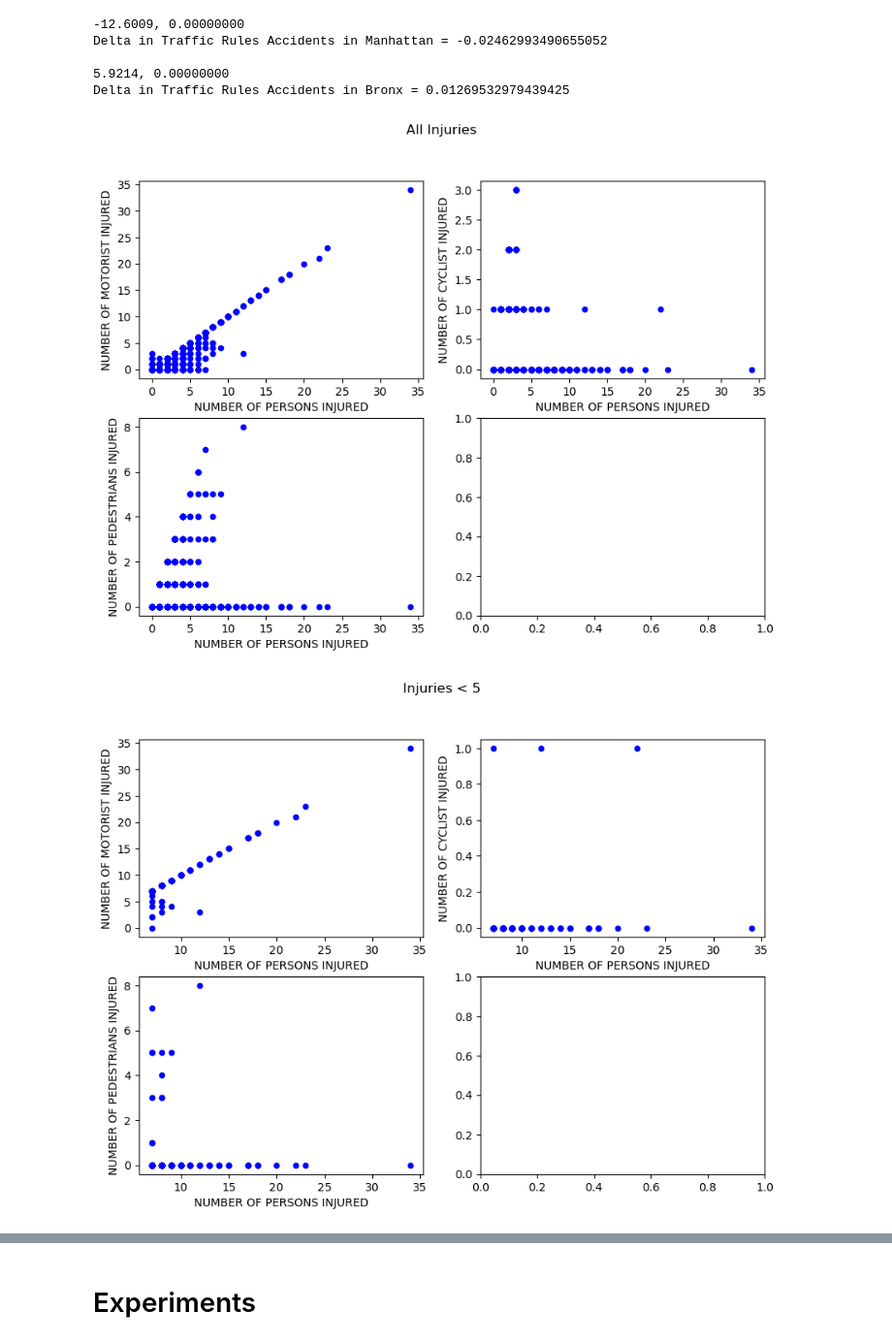
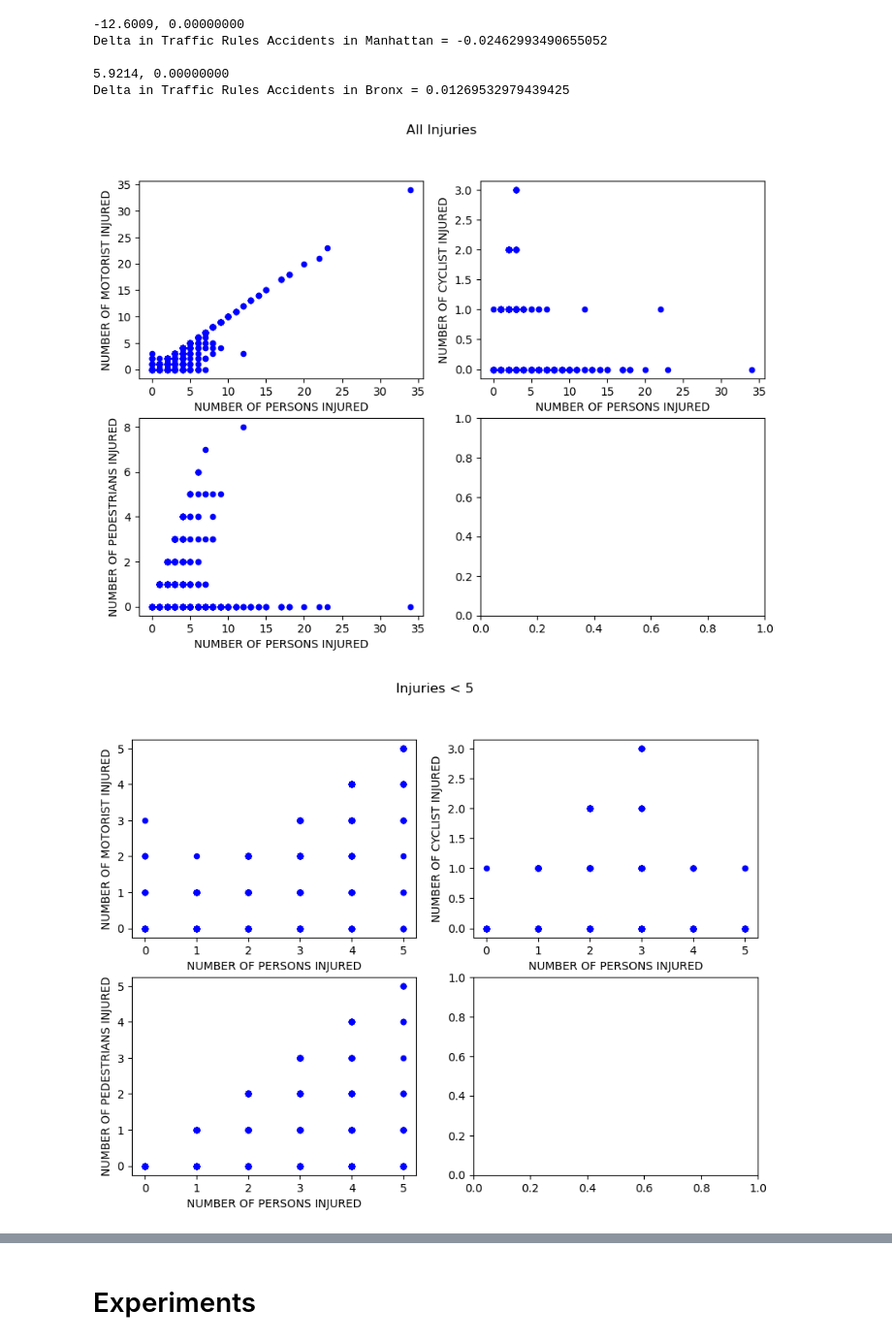
Before and after one commit to NedKost/MS-AAI-500-Team-Project, a Jupyter notebook: Pawan/Pawan_Borough_Analysis.ipynb, the cells around one changed output, grey strips where cells are left out. Shown at 97% size. Drawn from its saved outputs; the diff is of its cells as text; code cells hidden in the pictures.

```diff
--- a/Pawan/Pawan_Borough_Analysis.ipynb
+++ b/Pawan/Pawan_Borough_Analysis.ipynb
@@ -163,8 +181,12 @@ See the caveats in the documentation: https://pandas.pydata.org/pandas-docs/stab
   mvc_df_cleaned['CONTRIBUTING FACTOR VEHICLE 5'] =mvc_df_cleaned['CONTRIBUTING FACTOR VEHICLE 5'].apply(lambda x: map_causation(x, causation_mapping_df))
 # %%
 # Add HasDeath and HasInjury
-mvc_df_cleaned['HAS DEATH'] = np.where(mvc_df_cleaned['NUMBER OF PERSONS KILLED'] > 0, 1, 0)
-mvc_df_cleaned['HAS INJURY'] = np.where(mvc_df_cleaned['NUMBER OF PERSONS INJURED'] > 0, 1, 0)
+mvc_df_cleaned["HAS DEATH"] = np.where(
+    mvc_df_cleaned["NUMBER OF PERSONS KILLED"] > 0, 1, 0
+)
+mvc_df_cleaned["HAS INJURY"] = np.where(
+    mvc_df_cleaned["NUMBER OF PERSONS INJURED"] > 0, 1, 0
+)
 # %% [output]
 A value is trying to be set on a copy of a slice from a DataFrame.
 Try using .loc[row_indexer,col_indexer] = value instead
@@ -176,3 +198,6 @@ Try using .loc[row_indexer,col_indexer] = value instead
 
 See the caveats in the documentation: https://pandas.pydata.org/pandas-docs/stable/user_guide/indexing.html#returning-a-view-versus-a-copy
   mvc_df_cleaned['HAS INJURY'] = np.where(mvc_df_cleaned['NUMBER OF PERSONS INJURED'] > 0, 1, 0)
+# %%
+# Add Crash Hour and Crash Minute
+mvc_df_cleaned["CRASH HOUR"] = mvc_df_cleaned["CRASH TIME"].dt.hour
@@ -435,24 +563,66 @@ Delta in Traffic Rules Accidents in Manhattan = -0.02462993490655052
 5.9214, 0.00000000
 Delta in Traffic Rules Accidents in Bronx = 0.01269532979439425
 # %%
-fig, ax = plt.subplots(2,2)
+fig, ax = plt.subplots(2, 2)
 MVC_Copy = MVC.copy()
 
-MVC_Copy.plot(kind='scatter', y='NUMBER OF MOTORIST INJURED', x = 'NUMBER OF PERSONS INJURED', color='blue', figsize=(10,7), ax=ax[0][0])
-MVC_Copy.plot(kind='scatter', y='NUMBER OF PEDESTRIANS INJURED', x = 'NUMBER OF PERSONS INJURED', color='blue', figsize=(10,7), ax=ax[1][0])
-MVC_Copy.plot(kind='scatter', y='NUMBER OF CYCLIST INJURED', x = 'NUMBER OF PERSONS INJURED', color='blue', figsize=(10,7), ax=ax[0][1])
+MVC_Copy.plot(
+    kind="scatter",
+    y="NUMBER OF MOTORIST INJURED",
+    x="NUMBER OF PERSONS INJURED",
+    color="blue",
+    figsize=(10, 7),
+    ax=ax[0][0],
+)
+MVC_Copy.plot(
+    kind="scatter",
+    y="NUMBER OF PEDESTRIANS INJURED",
+    x="NUMBER OF PERSONS INJURED",
+    color="blue",
+    figsize=(10, 7),
+    ax=ax[1][0],
+)
+MVC_Copy.plot(
+    kind="scatter",
+    y="NUMBER OF CYCLIST INJURED",
+    x="NUMBER OF PERSONS INJURED",
+    color="blue",
+    figsize=(10, 7),
+    ax=ax[0][1],
+)
 fig.suptitle("All Injuries")
 plt.show()
 
-fig, ax = plt.subplots(2,2)
+fig, ax = plt.subplots(2, 2)
 MVC_Copy = MVC.copy()
-MVC_Copy = MVC_Copy[MVC_Copy['NUMBER OF PERSONS INJURED'] >=7]
+MVC_Copy = MVC_Copy[MVC_Copy["NUMBER OF PERSONS INJURED"] <= 5]
 
-MVC_Copy.plot(kind='scatter', y='NUMBER OF MOTORIST INJURED', x = 'NUMBER OF PERSONS INJURED', color='blue', figsize=(10,7), ax=ax[0][0])
-MVC_Copy.plot(kind='scatter', y='NUMBER OF PEDESTRIANS INJURED', x = 'NUMBER OF PERSONS INJURED', color='blue', figsize=(10,7), ax=ax[1][0])
-MVC_Copy.plot(kind='scatter', y='NUMBER OF CYCLIST INJURED', x = 'NUMBER OF PERSONS INJURED', color='blue', figsize=(10,7), ax=ax[0][1])
+MVC_Copy.plot(
+    kind="scatter",
+    y="NUMBER OF MOTORIST INJURED",
+    x="NUMBER OF PERSONS INJURED",
+    color="blue",
+    figsize=(10, 7),
+    ax=ax[0][0],
+)
+MVC_Copy.plot(
+    kind="scatter",
+    y="NUMBER OF PEDESTRIANS INJURED",
+    x="NUMBER OF PERSONS INJURED",
+    color="blue",
+    figsize=(10, 7),
+    ax=ax[1][0],
+)
+MVC_Copy.plot(
+    kind="scatter",
+    y="NUMBER OF CYCLIST INJURED",
+    x="NUMBER OF PERSONS INJURED",
+    color="blue",
+    figsize=(10, 7),
+    ax=ax[0][1],
+)
 fig.suptitle("Injuries < 5")
 plt.show()
 # %% [output]
 [figure]
-[figure, old version]
+[figure, new version]
```
Also changed, not shown: parts of 27 cells of this notebook.
